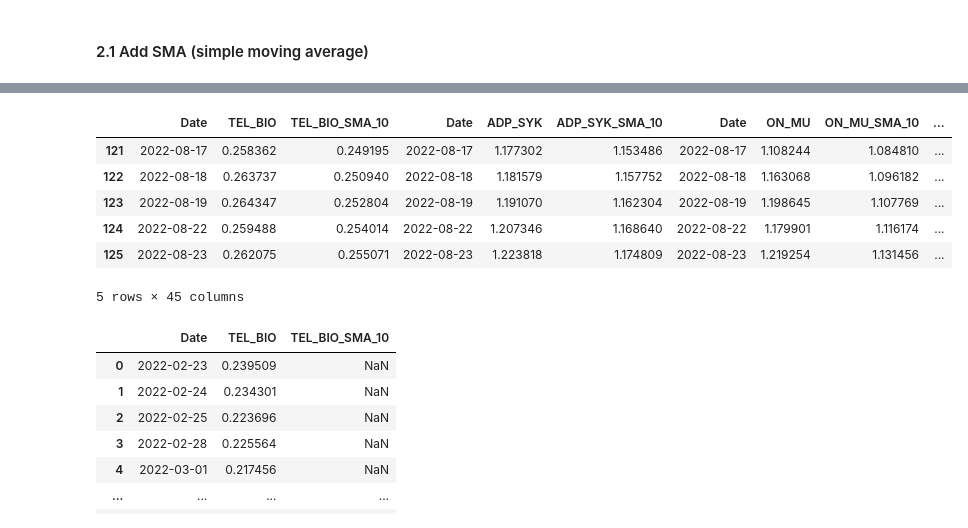
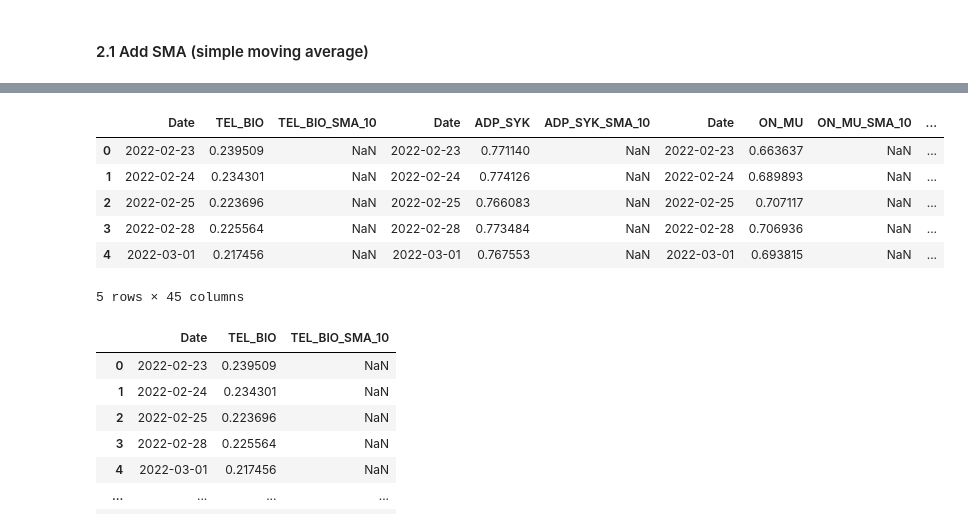
Before and after one commit to greengamma/long-short-trade-ideas-generator, a Jupyter notebook: notebooks/xg_model.ipynb, the cells around one changed output, grey strips where cells are left out. Saved outputs shown, nothing was run; the diff lists cells and outputs as text; code cells hidden in the pictures.

```diff
--- a/notebooks/xg_model.ipynb
+++ b/notebooks/xg_model.ipynb
@@ -19,9 +19,3 @@ df = pd.read_csv('../../long_short_local/raw_data/cleaned_data.csv')
 # %%
 # convert 'Date' column to datetime values
 df['Date'] = pd.to_datetime(df['Date'].str[:10])
-# %%
-# iterate over the list of columns to compute SMA
-for ratio in df.columns:
-    sma10 = pd.DataFrame(ta.sma(df[[ratio]], length=10))
-    print(sma10.head(2))
-    #new_df = pd.concat([new_df, sma10], axis=1, ignore_index=False)
@@ -46,8 +22,3 @@ Index: []
-# %%
-df = pd.read_csv('../../long_short_local/raw_data/cleaned_data.csv')
-# %%
-# convert 'Date' column to datetime values
-df['Date'] = pd.to_datetime(df['Date'].str[:10])
 # %%
 sma_10_df_prep = pd.DataFrame(df['Date'])
 
@@ -60,14 +31,14 @@ for ratio in df.columns:
 # %%
 sma_10_df = sma_10_df_prep.iloc[:, 3:]
 # %%
-sma_10_df.tail()
+sma_10_df.head()
 # %% [output]
 |  | Date | TEL_BIO | TEL_BIO_SMA_10 | Date | ADP_SYK | ADP_SYK_SMA_10 | Date | ON_MU | ON_MU_SMA_10 | ... |
-| 121 | 2022-08-17 | 0.258362 | 0.249195 | 2022-08-17 | 1.177302 | 1.153486 | 2022-08-17 | 1.108244 | 1.084810 | ... |
-| 122 | 2022-08-18 | 0.263737 | 0.250940 | 2022-08-18 | 1.181579 | 1.157752 | 2022-08-18 | 1.163068 | 1.096182 | ... |
-| 123 | 2022-08-19 | 0.264347 | 0.252804 | 2022-08-19 | 1.191070 | 1.162304 | 2022-08-19 | 1.198645 | 1.107769 | ... |
-| 124 | 2022-08-22 | 0.259488 | 0.254014 | 2022-08-22 | 1.207346 | 1.168640 | 2022-08-22 | 1.179901 | 1.116174 | ... |
-| 125 | 2022-08-23 | 0.262075 | 0.255071 | 2022-08-23 | 1.223818 | 1.174809 | 2022-08-23 | 1.219254 | 1.131456 | ... |
+| 0 | 2022-02-23 | 0.239509 | NaN | 2022-02-23 | 0.771140 | NaN | 2022-02-23 | 0.663637 | NaN | ... |
+| 1 | 2022-02-24 | 0.234301 | NaN | 2022-02-24 | 0.774126 | NaN | 2022-02-24 | 0.689893 | NaN | ... |
+| 2 | 2022-02-25 | 0.223696 | NaN | 2022-02-25 | 0.766083 | NaN | 2022-02-25 | 0.707117 | NaN | ... |
+| 3 | 2022-02-28 | 0.225564 | NaN | 2022-02-28 | 0.773484 | NaN | 2022-02-28 | 0.706936 | NaN | ... |
+| 4 | 2022-03-01 | 0.217456 | NaN | 2022-03-01 | 0.767553 | NaN | 2022-03-01 | 0.693815 | NaN | ... |
 5 rows × 45 columns
 # %%
 sma_10_df.iloc[:, :3]
```
Also changed, not shown: parts of 7 cells of this notebook.
